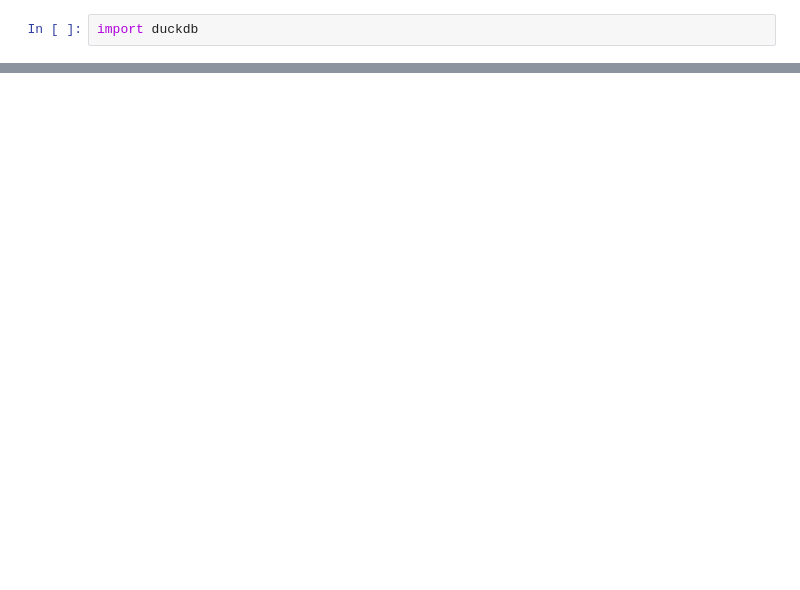
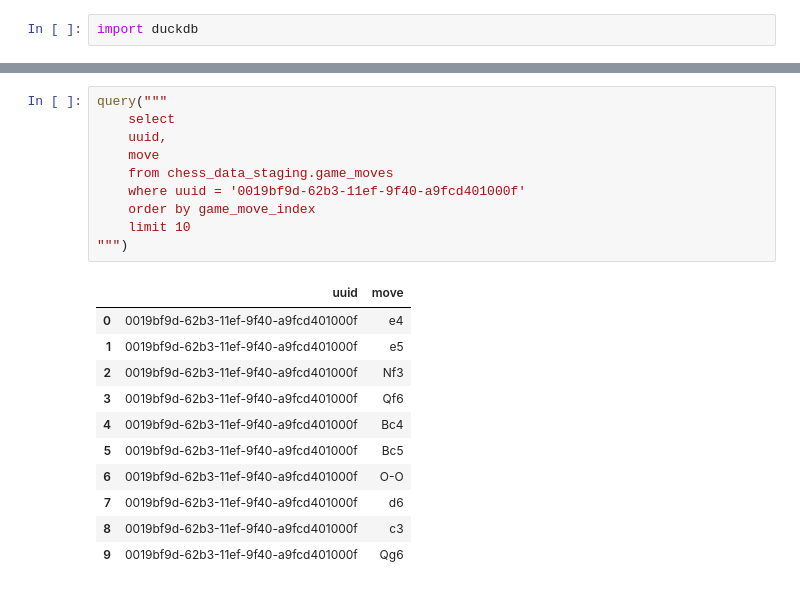
Before and after one commit to jkwd/chess_dashboard, a Jupyter notebook: chess_dagster/Untitled1.ipynb, the cells around one changed output, grey strips where cells are left out. Saved outputs shown, nothing was run; the diff lists cells and outputs as text; blank space fills up the shorter version.

```diff
--- a/chess_dagster/Untitled1.ipynb
+++ b/chess_dagster/Untitled1.ipynb
@@ -49,0 +45,22 @@ and len(checkmate_pieces) = 0
+# %%
+query("""
+    select
+    uuid,
+    move
+    from chess_data_staging.game_moves
+    where uuid = '0019bf9d-62b3-11ef-9f40-a9fcd401000f'
+    order by game_move_index
+    limit 10
+""")
+# %% [output]
+|  | uuid | move |
+| 0 | 0019bf9d-62b3-11ef-9f40-a9fcd401000f | e4 |
+| 1 | 0019bf9d-62b3-11ef-9f40-a9fcd401000f | e5 |
+| 2 | 0019bf9d-62b3-11ef-9f40-a9fcd401000f | Nf3 |
+| 3 | 0019bf9d-62b3-11ef-9f40-a9fcd401000f | Qf6 |
+| 4 | 0019bf9d-62b3-11ef-9f40-a9fcd401000f | Bc4 |
+| 5 | 0019bf9d-62b3-11ef-9f40-a9fcd401000f | Bc5 |
+| 6 | 0019bf9d-62b3-11ef-9f40-a9fcd401000f | O-O |
+| 7 | 0019bf9d-62b3-11ef-9f40-a9fcd401000f | d6 |
+| 8 | 0019bf9d-62b3-11ef-9f40-a9fcd401000f | c3 |
+| 9 | 0019bf9d-62b3-11ef-9f40-a9fcd401000f | Qg6 |
```
Also changed, not shown: parts of 8 cells of this notebook.
